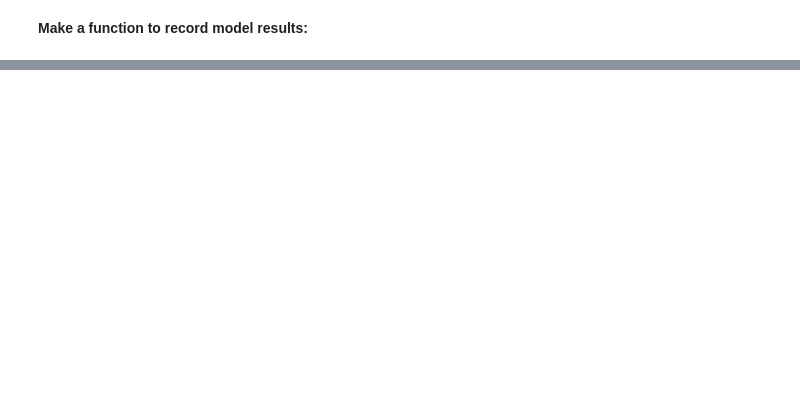
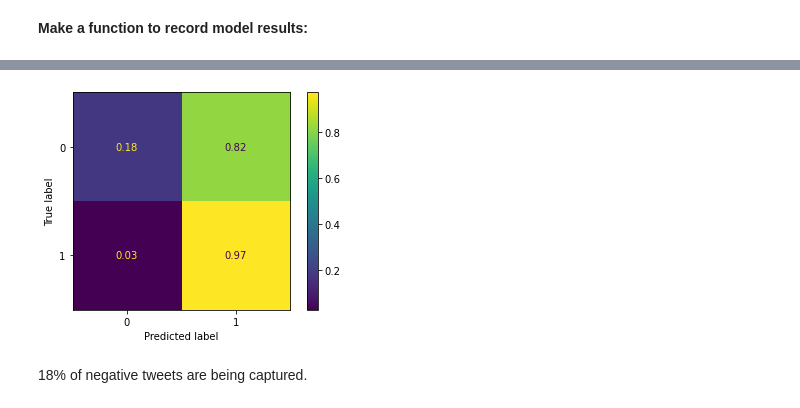
Before and after one commit to ran0027/twitter-sentiment-analysis, a Jupyter notebook: notebook.ipynb, the cells around one changed output, grey strips where cells are left out. Drawn from its saved outputs; the diff is of its cells as text; code cells hidden in the pictures; blank space fills up the shorter version.

```diff
--- a/notebook.ipynb
+++ b/notebook.ipynb
@@ -602,0 +826,10 @@ pd.DataFrame(model_eval)
+# %%
+# Check recall of negative tweets
+ConfusionMatrixDisplay(confusion_matrix(y_train_preprocessed[test_split],
+                                        baseline.predict(scaled_X_train[test_split]),
+                                        normalize='true'
+                                       )).plot();
+# %% [output]
+[figure, added]
+# %% [markdown]
+18% of negative tweets are being captured.
```
Also changed, not shown: parts of 58 cells of this notebook.
